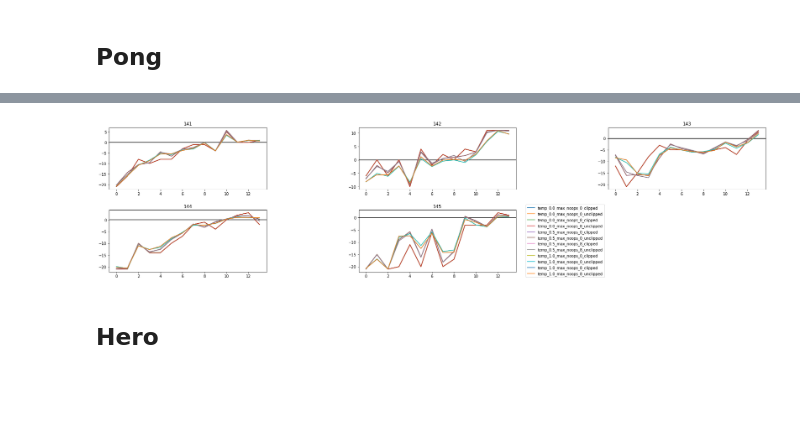
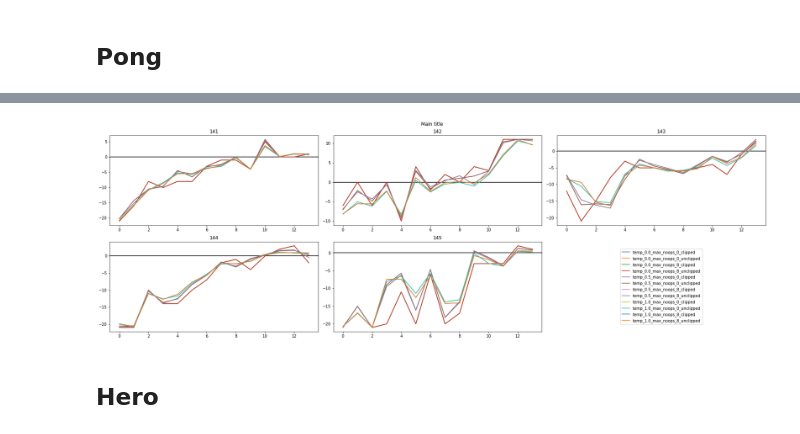
Before and after one commit to dakaun/worldmodel, a Jupyter notebook: tensor2tensor/tensor2tensor/rl/read_experiments/read_experiments.ipynb, the cells around one changed output, grey strips where cells are left out. Saved outputs shown, nothing was run; the diff lists cells and outputs as text; code cells hidden in the pictures; blank space fills up the shorter version.

```diff
--- a/tensor2tensor/tensor2tensor/rl/read_experiments/read_experiments.ipynb
+++ b/tensor2tensor/tensor2tensor/rl/read_experiments/read_experiments.ipynb
@@ -25,0 +43,3 @@ pong_exp = pong_exp.drop('game', 1)
+# %%
+plt.rc('font',**{'family':'sans-serif','sans-serif':['Helvetica']})
+plt.rc('text', usetex=True)
@@ -127,32 +185,44 @@ Index(['epoch_num', 'mean_reward/eval/sampling_temp_0.5_max_noops_0_unclipped',
        'mean_reward/train/clipped', 'experiment_id', 'filename', 'game'],
       dtype='object')
 # %%
-plt.figure(figsize=(25,15))
-for i in range(5):
+f, ax = plt.subplots(2,3,figsize = (24,8))
+#title = f.suptitle('BIG TITLE')
+handles, labels = (0, 0)
+for i, axis in enumerate(ax.ravel()):
     index = 141 + i
     pong_gcloud = resultspong[(resultspong['game']== 'Pong') &
                            (resultspong['experiment_id'] == index)][-15:]
-    plt.subplot(5,3,(i+1))
-    plt.axhline(y=0, color='black')
 
-    plt.plot(pong_gcloud['epoch_num'], pong_gcloud['mean_reward/eval/sampling_temp_0.0_max_noops_0_clipped'], label='temp_0.0_max_noops_0_clipped')
-    plt.plot(pong_gcloud['epoch_num'], pong_gcloud['mean_reward/eval/sampling_temp_0.0_max_noops_0_unclipped'], label='temp_0.0_max_noops_0_unclipped')
-    plt.plot(pong_gcloud['epoch_num'], pong_gcloud['mean_reward/eval/sampling_temp_0.0_max_noops_8_clipped'], label='temp_0.0_max_noops_8_clipped')
-    plt.plot(pong_gcloud['epoch_num'], pong_gcloud['mean_reward/eval/sampling_temp_0.0_max_noops_8_unclipped'], label='temp_0.0_max_noops_8_unclipped')
-    plt.plot(pong_gcloud['epoch_num'], pong_gcloud['mean_reward/eval/sampling_temp_0.5_max_noops_0_clipped'], label='temp_0.5_max_noops_0_clipped')
-    plt.plot(pong_gcloud['epoch_num'], pong_gcloud['mean_reward/eval/sampling_temp_0.5_max_noops_0_unclipped'], label='temp_0.5_max_noops_0_unclipped')
-    plt.plot(pong_gcloud['epoch_num'], pong_gcloud['mean_reward/eval/sampling_temp_0.5_max_noops_8_clipped'], label='temp_0.5_max_noops_8_clipped')
-    plt.plot(pong_gcloud['epoch_num'], pong_gcloud['mean_reward/eval/sampling_temp_0.5_max_noops_8_unclipped'], label='temp_0.5_max_noops_8_unclipped')
-    plt.plot(pong_gcloud['epoch_num'], pong_gcloud['mean_reward/eval/sampling_temp_1.0_max_noops_0_clipped'], label='temp_1.0_max_noops_0_clipped')
-    plt.plot(pong_gcloud['epoch_num'], pong_gcloud['mean_reward/eval/sampling_temp_1.0_max_noops_0_unclipped'], label='temp_1.0_max_noops_0_unclipped')
-    plt.plot(pong_gcloud['epoch_num'], pong_gcloud['mean_reward/eval/sampling_temp_1.0_max_noops_8_clipped'], label='temp_1.0_max_noops_8_clipped')
-    plt.plot(pong_gcloud['epoch_num'], pong_gcloud['mean_reward/eval/sampling_temp_1.0_max_noops_8_unclipped'], label='temp_1.0_max_noops_8_unclipped')
-    plt.title(index)
-plt.legend(bbox_to_anchor=(1.05, 0.5), loc='center left')
+    if i!= 5:
+        axis.axhline(y=0, color='black')
+
+        axis.plot(pong_gcloud['epoch_num'], pong_gcloud['mean_reward/eval/sampling_temp_0.0_max_noops_0_clipped'], label='temp_0.0_max_noops_0_clipped')
+        axis.plot(pong_gcloud['epoch_num'], pong_gcloud['mean_reward/eval/sampling_temp_0.0_max_noops_0_unclipped'], label='temp_0.0_max_noops_0_unclipped')
+        axis.plot(pong_gcloud['epoch_num'], pong_gcloud['mean_reward/eval/sampling_temp_0.0_max_noops_8_clipped'], label='temp_0.0_max_noops_8_clipped')
+        axis.plot(pong_gcloud['epoch_num'], pong_gcloud['mean_reward/eval/sampling_temp_0.0_max_noops_8_unclipped'], label='temp_0.0_max_noops_8_unclipped')
+        axis.plot(pong_gcloud['epoch_num'], pong_gcloud['mean_reward/eval/sampling_temp_0.5_max_noops_0_clipped'], label='temp_0.5_max_noops_0_clipped')
+        axis.plot(pong_gcloud['epoch_num'], pong_gcloud['mean_reward/eval/sampling_temp_0.5_max_noops_0_unclipped'], label='temp_0.5_max_noops_0_unclipped')
+        axis.plot(pong_gcloud['epoch_num'], pong_gcloud['mean_reward/eval/sampling_temp_0.5_max_noops_8_clipped'], label='temp_0.5_max_noops_8_clipped')
+        axis.plot(pong_gcloud['epoch_num'], pong_gcloud['mean_reward/eval/sampling_temp_0.5_max_noops_8_unclipped'], label='temp_0.5_max_noops_8_unclipped')
+        axis.plot(pong_gcloud['epoch_num'], pong_gcloud['mean_reward/eval/sampling_temp_1.0_max_noops_0_clipped'], label='temp_1.0_max_noops_0_clipped')
+        axis.plot(pong_gcloud['epoch_num'], pong_gcloud['mean_reward/eval/sampling_temp_1.0_max_noops_0_unclipped'], label='temp_1.0_max_noops_0_unclipped')
+        axis.plot(pong_gcloud['epoch_num'], pong_gcloud['mean_reward/eval/sampling_temp_1.0_max_noops_8_clipped'], label='temp_1.0_max_noops_8_clipped')
+        axis.plot(pong_gcloud['epoch_num'], pong_gcloud['mean_reward/eval/sampling_temp_1.0_max_noops_8_unclipped'], label='temp_1.0_max_noops_8_unclipped')
+        axis.set_title(index)
+    else:
+        axis.set_axis_off()
+        legend = axis.legend(handles, labels,loc='center')
+    if i==4:
+        handles, labels = axis.get_legend_handles_labels()
+
+#plt.legend(bbox_to_anchor=(1.05, 0.5), loc='center left')
 plt.tight_layout()
+f.suptitle('Main title')
+#title.set_y(0.95)
+f.subplots_adjust(top=0.92)
 plt.show()
 # %% [output]
-[figure, old version]
+[figure, new version]
 # %% [markdown]
 ## Hero
 # %%
```
Also changed, not shown: parts of 7 cells of this notebook.
